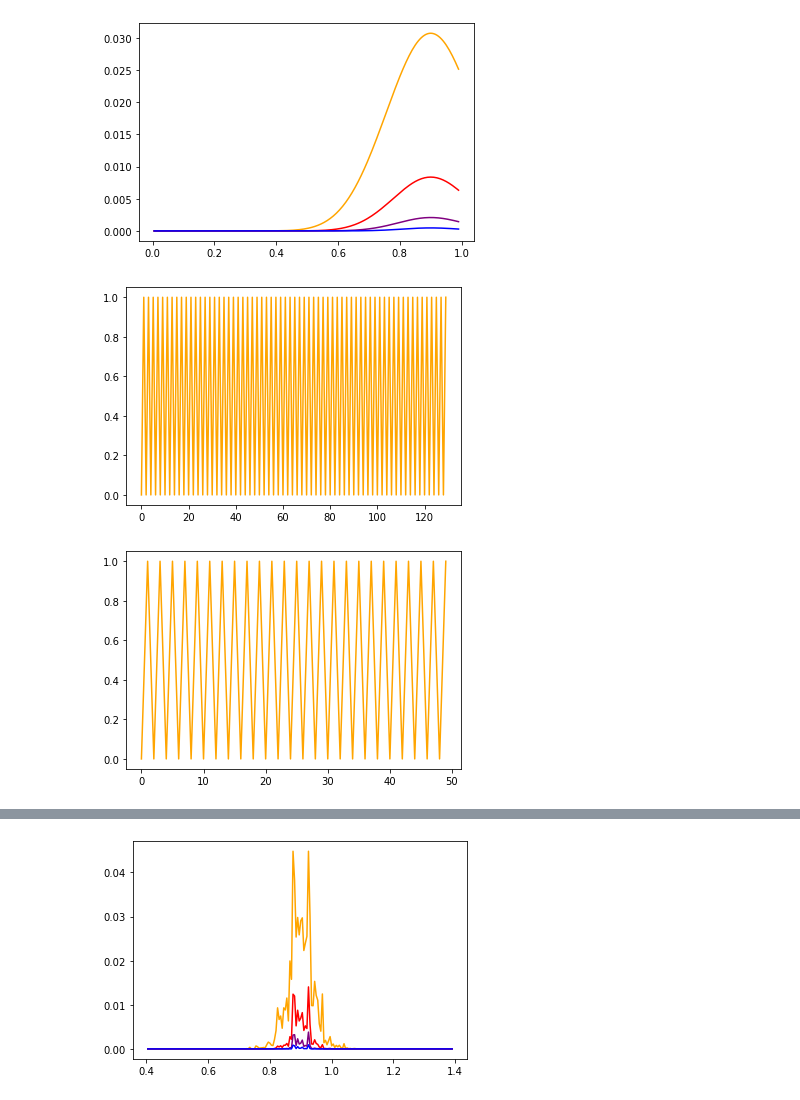
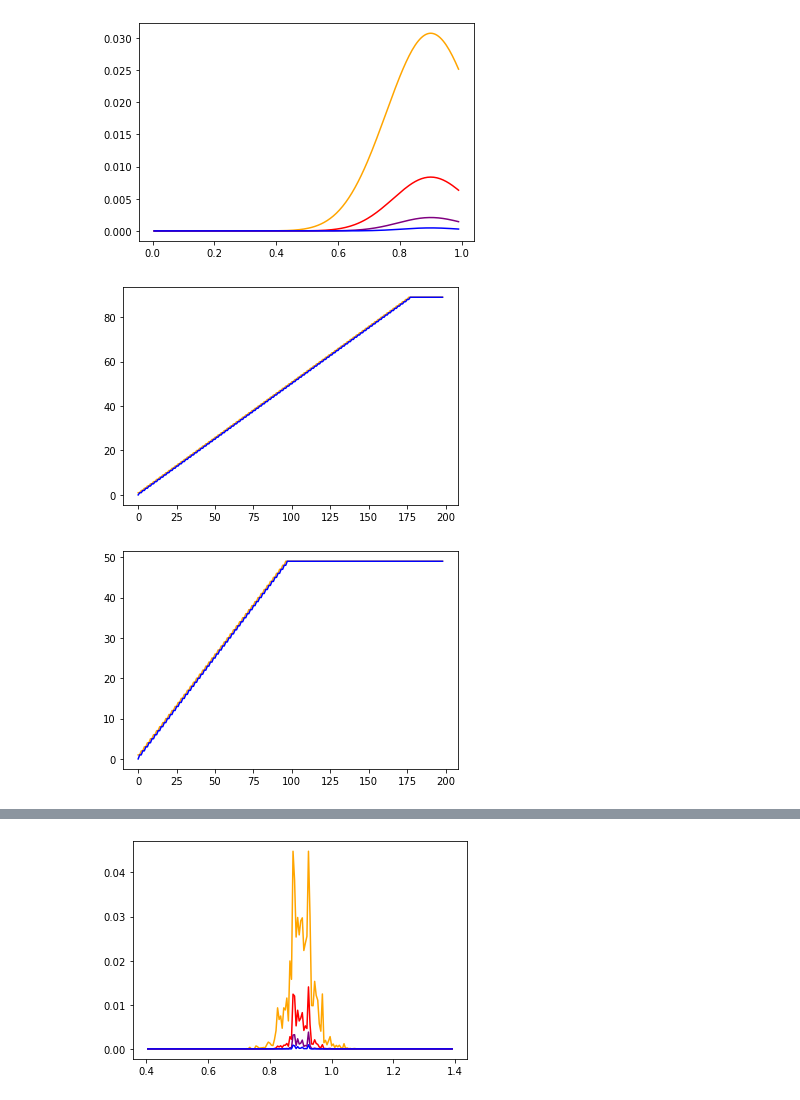
Before and after one commit to spertus/UI-TS, a Jupyter notebook: Code/stratMartExample.ipynb, the cells around one changed output, grey strips where cells are left out. Drawn from its saved outputs; the diff is of its cells as text; code cells hidden in the pictures.

```diff
--- a/Code/stratMartExample.ipynb
+++ b/Code/stratMartExample.ipynb
@@ -86,11 +86,14 @@ for i in [0,len(stratum_gaps)-1]:
 [figure]
 # %%
 #plot stratum selections at each time for each null mean
+theta_1 = 0.5
+null_index = np.where(results_rr[i][4] == theta_1)[0][0]
 for i in [0,len(stratum_gaps)-1]:
-    plt.plot(results_rr[i][5][:,50], color = 'orange')
-    #plt.plot(results_rr[i][5][:,100], color = 'red')
-    #plt.plot(results_rr[i][5][:,150], color = 'purple')
+    stratum_1_counter = np.cumsum(results_rr[i][5] == 0, 0)
+    stratum_2_counter = np.cumsum(results_rr[i][5] == 1, 0)
+    plt.plot(stratum_1_counter[:,null_index], color = 'orange')
+    plt.plot(stratum_2_counter[:,null_index], color = 'blue')
     plt.show()
 # %% [output]
-[figure, old version]
+[figure, new version]
-[figure, old version]
+[figure, new version]
```
Also changed, not shown: parts of 3 cells of this notebook, 1 other file.
